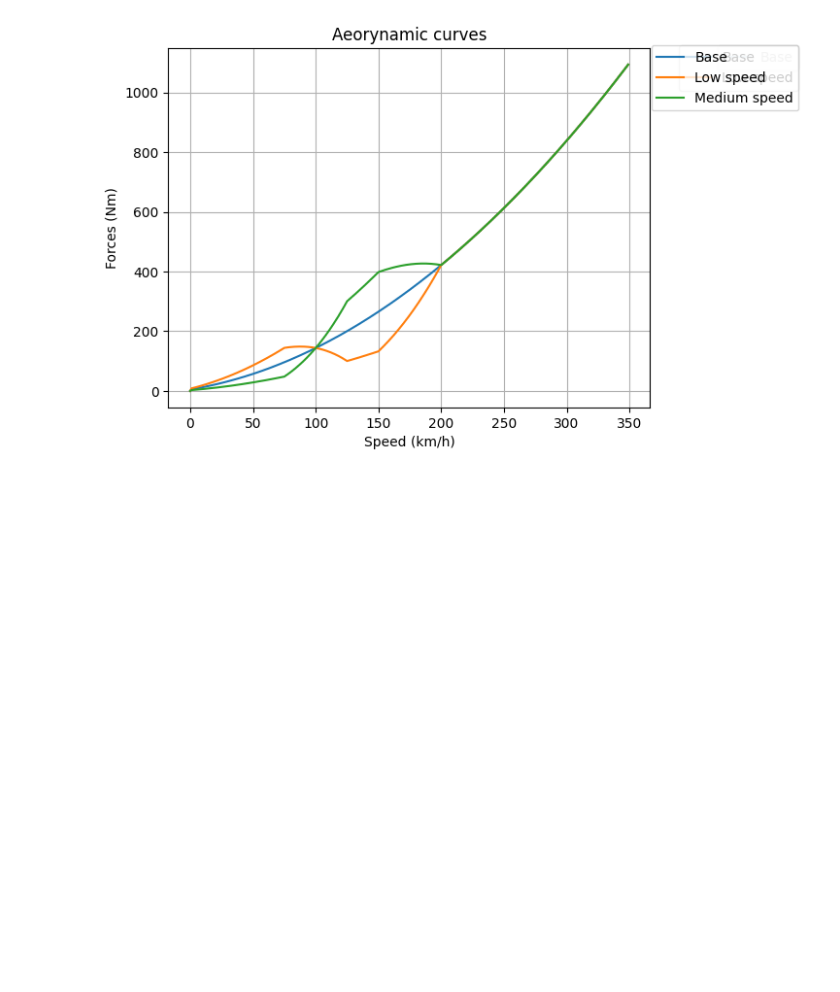
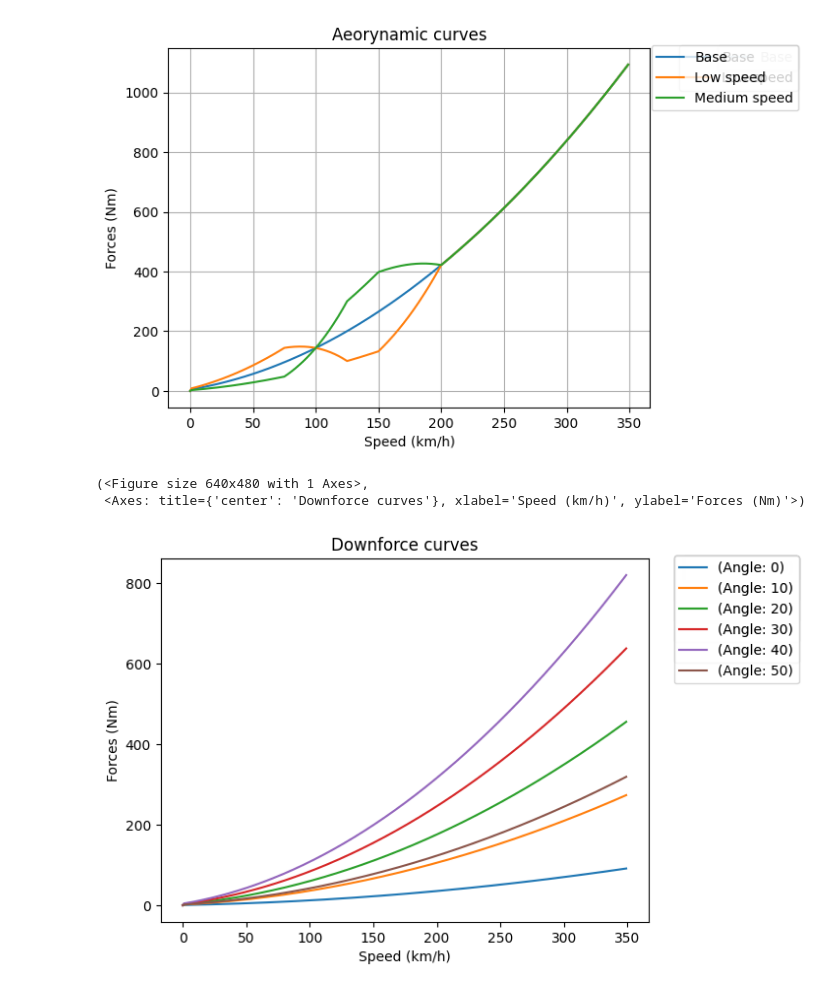
Before and after one commit to Nelson-Jnrnd/race-lap-simulations, a Jupyter notebook: downforce_sim.ipynb, the cells around one changed output. Saved outputs shown, nothing was run; the diff lists cells and outputs as text; code cells hidden in the pictures; blank space fills up the shorter version.

Commit message:
Front wing finished

```diff
--- a/downforce_sim.ipynb
+++ b/downforce_sim.ipynb
@@ -173,3 +213,45 @@ plot_downforce_curve(f_w3, (fig, ax), label="Medium speed")
 (<Figure size 640x480 with 1 Axes>,
  <Axes: title={'center': 'Aeorynamic curves'}, xlabel='Speed (km/h)', ylabel='Forces (Nm)'>)
 [figure]
+# %%
+base_downforce_profile = AerodynamicProfile(example_downforce_curve)
+base_drag_profile = AerodynamicProfile(example_drag_curve)
+f_w = FrontWing.Flap(base_downforce_profile, base_drag_profile, 5)
+
+def plot_downforce_curve(wing, fig_ax=None, label=None):
+    import numpy as np
+    import matplotlib.pyplot as plt
+    from sim_core.utils import kph_to_ms
+
+    speeds = np.arange(0, 350)
+    downforce_values = [wing.get_downforce(speed) for speed in speeds]
+
+    if fig_ax == None:
+        fig, ax = plt.subplots()
+    else:
+        fig, ax = fig_ax
+    if label is None:
+        label = "Downforce"
+    ax.plot(speeds, downforce_values, label=label)
+    ax.grid()
+    ax.set_title('Downforce curves')
+    ax.set_xlabel('Speed (km/h)')
+    ax.set_ylabel('Forces (Nm)')
+    fig.legend(bbox_to_anchor=(1.15, 0.9))
+    return fig, ax
+
+fig, ax = plot_downforce_curve(f_w, label=f"(Angle: {f_w.angle})")
+f_w.set_angle(10)
+plot_downforce_curve(f_w, (fig, ax), label=f"(Angle: {f_w.angle})")
+f_w.set_angle(20)
+plot_downforce_curve(f_w, (fig, ax), label=f"(Angle: {f_w.angle})")
+f_w.set_angle(30)
+plot_downforce_curve(f_w, (fig, ax), label=f"(Angle: {f_w.angle})")
+f_w.set_angle(40)
+plot_downforce_curve(f_w, (fig, ax), label=f"(Angle: {f_w.angle})")
+f_w.set_angle(50)
+plot_downforce_curve(f_w, (fig, ax), label=f"(Angle: {f_w.angle})")
+# %% [output]
+(<Figure size 640x480 with 1 Axes>,
+ <Axes: title={'center': 'Downforce curves'}, xlabel='Speed (km/h)', ylabel='Forces (Nm)'>)
+[figure, added]
```
Also changed, not shown: parts of 2 cells of this notebook, 2 other files.
